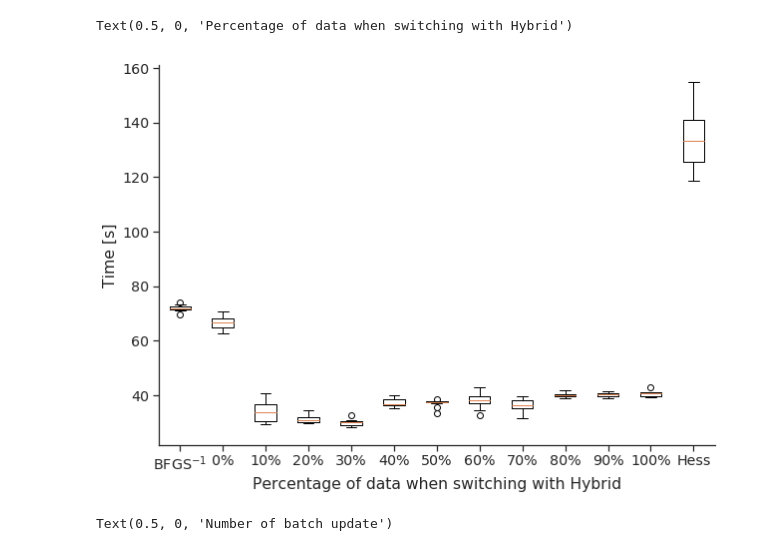
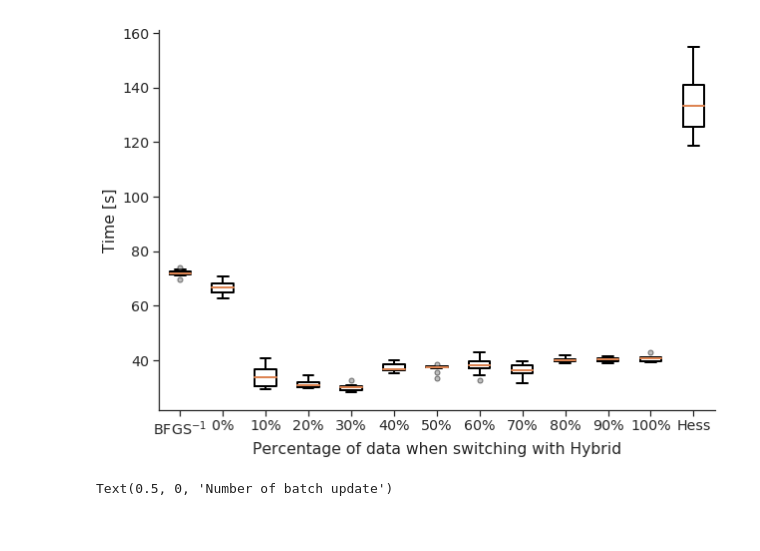
Before and after one commit to glederrey/HAMABS, a Jupyter notebook: code/notebooks/Effect_percentage_hybrid.ipynb, the cells around one changed output. Saved outputs shown, nothing was run; the diff lists cells and outputs as text; code cells hidden in the pictures.

```diff
--- a/code/notebooks/Effect_percentage_hybrid.ipynb
+++ b/code/notebooks/Effect_percentage_hybrid.ipynb
@@ -15,7 +15,7 @@ import numpy as np
 sns.set(font_scale=1.5)
 
 results_folder = './server/percentage_hybrid/results/'
-figures_folder = '../figures/'
+figures = '../figures/'
 
 # For the Python notebook
 %matplotlib inline
@@ -44,28 +44,47 @@ for x in x_vals:
 # %%
 plt.figure(figsize=(10, 7), frameon=False)
 
 sns.set_context("paper")
 sns.set(font_scale = 1.3)
 sns.set_style("white", {
     "font.family": "sans-serif",
     "font.serif": ['Helvetica'],
     "font.scale": 2
 })
 sns.set_style("ticks", {"xtick.major.size": 4,
                         "ytick.major.size": 4})
 
 ax = plt.subplot(111)
 ax.spines['right'].set_visible(False)
 ax.spines['top'].set_visible(False)
 
-plt.boxplot(y_vals)
+flierprops = dict(markerfacecolor='grey', markersize=5, alpha=0.5, linestyle='none')
+
+bp = plt.boxplot(y_vals, flierprops=flierprops)
+
+for box in bp['boxes']:
+    # change outline color
+    box.set(linewidth=2)
+
+for whisker in bp['whiskers']:
+    whisker.set(linewidth=2)
+
+## change color and linewidth of the caps
+for cap in bp['caps']:
+    cap.set(linewidth=2)
+
+## change color and linewidth of the medians
+for median in bp['medians']:
+    median.set(linewidth=2)
 
 plt.xticks(range(1, len(y_vals)+1), x_str)
 plt.ylabel('Time [s]')
 plt.xlabel('Percentage of data when switching with Hybrid')
+
+plt.savefig(figures + 'pdf/perc_hybrid.pdf', bbox_inches='tight')
+plt.savefig(figures + 'png/perc_hybrid.png', bbox_inches='tight')
 # %% [output]
-Text(0.5, 0, 'Percentage of data when switching with Hybrid')
-[figure, old version]
+[figure, new version]
 # %%
 max_data = 81086
 start_data = 1000
```
Also changed, not shown: 6 other files.
